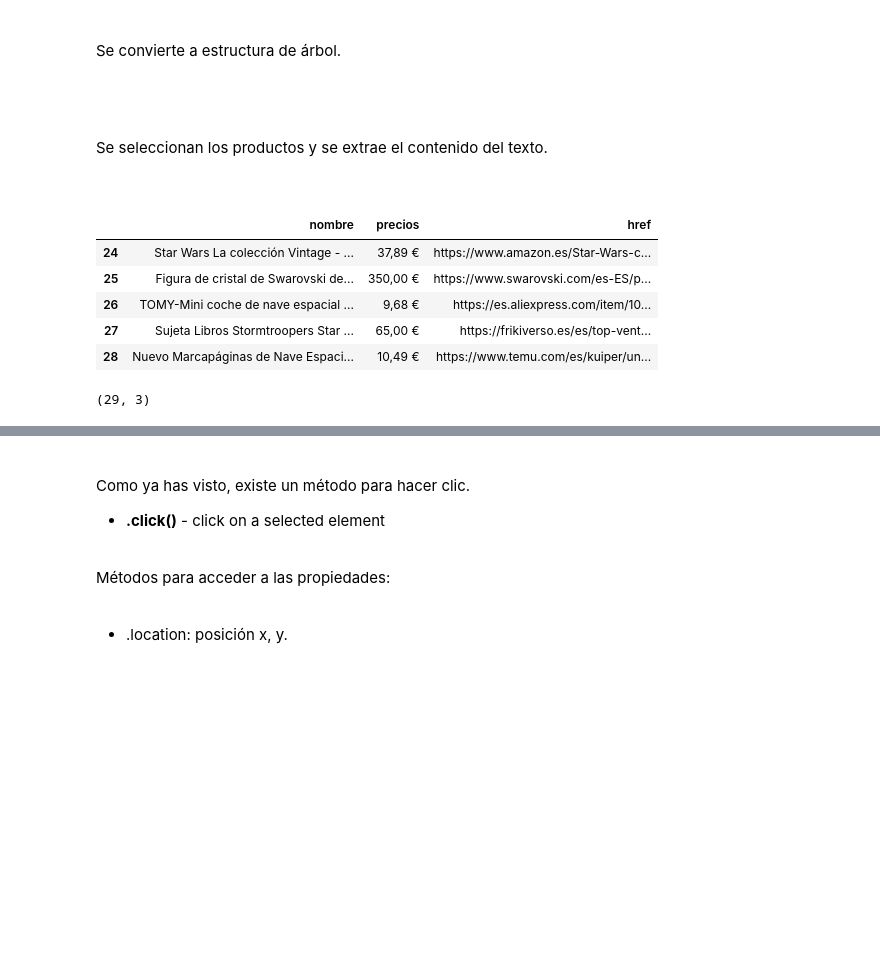
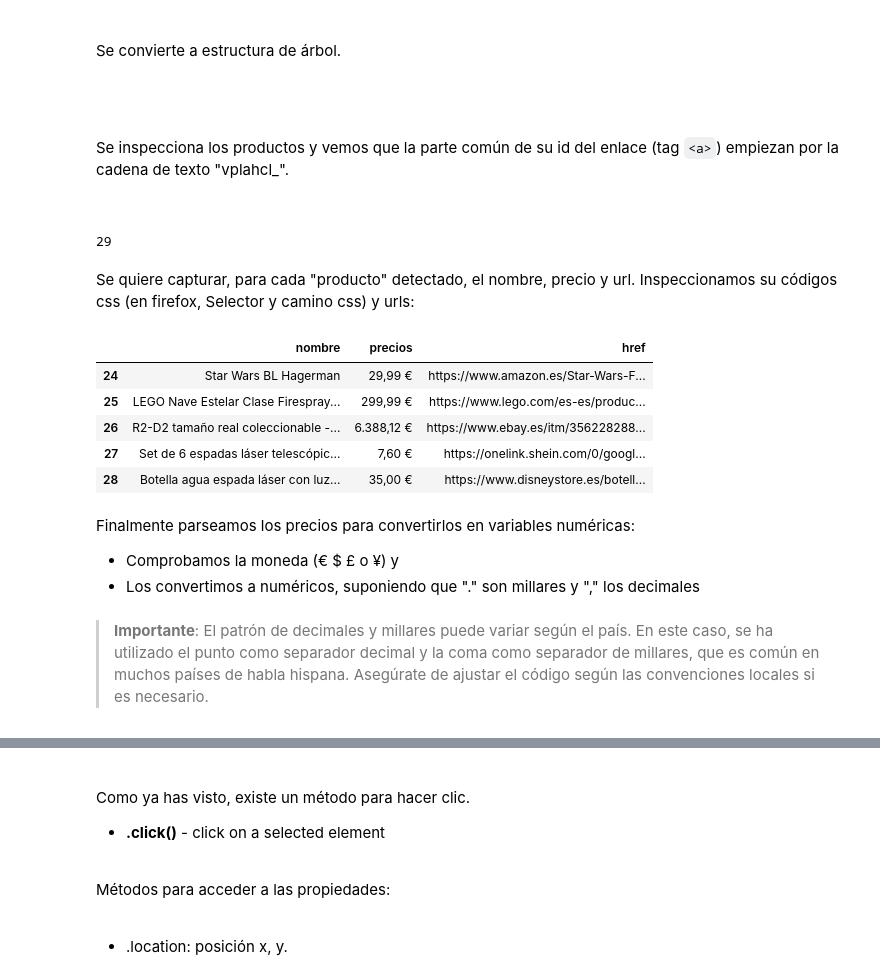
Before and after one commit to griu/mbdds_fc20, a Jupyter notebook: datos_digitales/modulo3_tema1_dd_05_webscraping.ipynb, the cells around one changed output, grey strips where cells are left out. Cells and saved outputs as stored; diff of their text form; code cells hidden in the pictures; blank space fills up the shorter version.

```diff
--- a/datos_digitales/modulo3_tema1_dd_05_webscraping.ipynb
+++ b/datos_digitales/modulo3_tema1_dd_05_webscraping.ipynb
@@ -1025,8 +1028,8 @@ else:
   import os
   os.environ["PATH"] = '$PATH:.'
   #driver = webdriver.Chrome('C:/Users/usuari/Documents/masterM2/Data_Digital/chromedriver')
-  #driver = webdriver.Firefox()
-  driver = webdriver.Chrome()
+  driver = webdriver.Firefox()
+  #driver = webdriver.Chrome()
 # %% [markdown]
 <br>
 
@@ -1119,47 +1125,53 @@ Se convierte a estructura de árbol.
 from lxml import html
 from lxml import cssselect
 tree = html.document_fromstring(html_text)
-# %% [markdown]
-<br>
-
-Se seleccionan los productos y se extrae el contenido del texto.
-
-<br>
+# %% [markdown]
+<br>
+
+Se inspecciona los productos y vemos que la parte común de su id del enlace (tag `<a>`) empiezan por la cadena de texto "vplahcl_".
+
+<br>
+# %%
+import re
+
+# get all products list
+product_tree = tree.xpath('//a[starts-with(@id,"vplahcl_")]')
+
+len(product_tree)
+# %% [output]
+29
+# %% [markdown]
+Se quiere capturar, para cada "producto" detectado, el nombre, precio y url. Inspeccionamos su códigos css (en firefox, Selector y camino css) y urls:
 # %%
-import re
-
-# get all products list
-product_tree = tree.xpath('//a[starts-with(@id,"vplahcl_")]')
-
 # get attributes by product
 prod_list = []
 for prod in product_tree:
-    product_name_tree = prod.cssselect("span.pymv4e")
-    product_price_tree = prod.cssselect("div.qptdjc")
+    product_name_tree = prod.cssselect("div.ropLT > div:nth-child(1)")
+    product_price_tree = prod.cssselect("div.ropLT > div:nth-child(2) > div:nth-child(1)")
     product_href_tree = prod.attrib['href']
 
     product_name = product_name_tree[0].text_content() if len(product_name_tree)>0 else None
     product_price = product_price_tree[0].text_content() if len(product_price_tree)>0 else None
     product_href_list = re.findall(r'(https?://\S+)',product_href_tree) if len(product_href_tree)>0 else None
     product_href = product_href_list[0] if len(product_href_list)>0 else None
 
 
     auxTxt = {'nombre':product_name,
             'precios': product_price,
             'href': product_href}
     prod_list.append(auxTxt)
 
 df = pd.DataFrame(prod_list)
 
 df.tail()
 # %% [output]
 |  | nombre | precios | href |
-| 24 | Star Wars La colección Vintage - ... | 37,89 € | https://www.amazon.es/Star-Wars-c... |
-| 25 | Figura de cristal de Swarovski de... | 350,00 € | https://www.swarovski.com/es-ES/p... |
-| 26 | TOMY-Mini coche de nave espacial ... | 9,68 € | https://es.aliexpress.com/item/10... |
-| 27 | Sujeta Libros Stormtroopers Star ... | 65,00 € | https://frikiverso.es/es/top-vent... |
-| 28 | Nuevo Marcapáginas de Nave Espaci... | 10,49 € | https://www.temu.com/es/kuiper/un... |
+| 24 | Star Wars BL Hagerman | 29,99 € | https://www.amazon.es/Star-Wars-F... |
+| 25 | LEGO Nave Estelar Clase Firespray... | 299,99 € | https://www.lego.com/es-es/produc... |
+| 26 | R2-D2 tamaño real coleccionable -... | 6.388,12 € | https://www.ebay.es/itm/356228288... |
+| 27 | Set de 6 espadas láser telescópic... | 7,60 € | https://onelink.shein.com/0/googl... |
+| 28 | Botella agua espada láser con luz... | 35,00 € | https://www.disneystore.es/botell... |
-# %%
-df.shape
-# %% [output]
-(29, 3)
+# %% [markdown]
+Finalmente parseamos los precios para convertirlos en variables numéricas:
+- Comprobamos la moneda (€ $ £ o ¥) y
+- Los convertimos a numéricos, suponiendo que "." son millares y "," los decimales
@@ -1165,0 +1195,2 @@ df.shape
+# %% [markdown]
+> **Importante**: El patrón de decimales y millares puede variar según el país. En este caso, se ha utilizado el punto como separador decimal y la coma como separador de millares, que es común en muchos países de habla hispana. Asegúrate de ajustar el código según las convenciones locales si es necesario.
```
Also changed, not shown: parts of 11 cells of this notebook, 3 other files.
